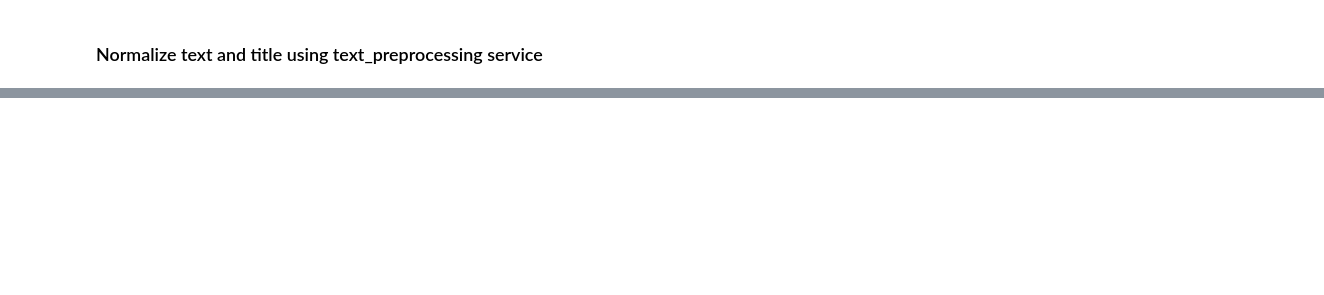
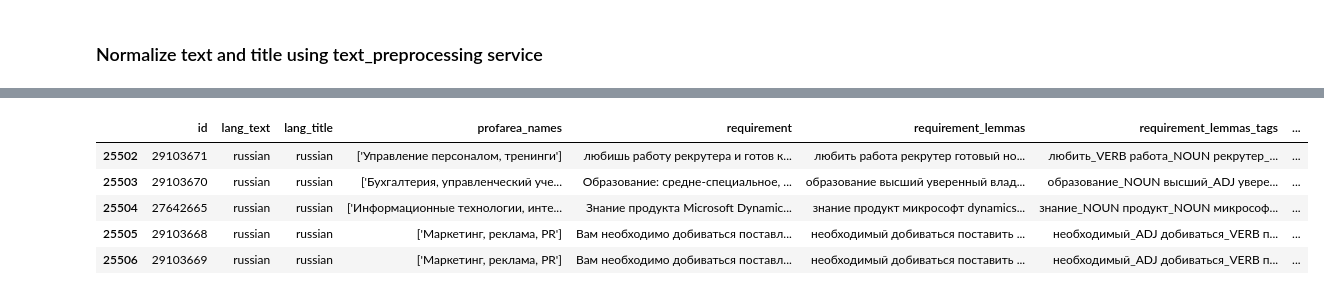
Before and after one commit to ian-jooble/jooble-ir-2018-scissors, a Jupyter notebook: data/hh_data_to_csv.ipynb, the cells around one changed output, grey strips where cells are left out. Cells and saved outputs as stored; diff of their text form; code cells hidden in the pictures; blank space fills up the shorter version.

```diff
--- a/data/hh_data_to_csv.ipynb
+++ b/data/hh_data_to_csv.ipynb
@@ -153,7 +180,7 @@ Wall time: 46.1 s
 ### Normalize text and title using text_preprocessing service
 # %%
 %%time
-for index, row in full_df.loc[: 10_000].iterrows():
+for index, row in full_df.iterrows():
 
     requirement = row["requirement"]
     responsibility = row["responsibility"]
@@ -268,3 +304,12 @@ memory usage: 4.3+ MB
+# %%
+full_df.tail()
+# %% [output]
+|  | id | lang_text | lang_title | profarea_names | requirement | requirement_lemmas | requirement_lemmas_tags | ... |
+| 25502 | 29103671 | russian | russian | ['Управление персоналом, тренинги'] | любишь работу рекрутера и готов к... | любить работа рекрутер готовый но... | любить_VERB работа_NOUN рекрутер_... | ... |
+| 25503 | 29103670 | russian | russian | ['Бухгалтерия, управленческий уче... | Образование: средне-специальное, ... | образование высший уверенный влад... | образование_NOUN высший_ADJ увере... | ... |
+| 25504 | 27642665 | russian | russian | ['Информационные технологии, инте... | Знание продукта Microsoft Dynamic... | знание продукт микрософт dynamics... | знание_NOUN продукт_NOUN микрософ... | ... |
+| 25505 | 29103668 | russian | russian | ['Маркетинг, реклама, PR'] | Вам необходимо добиваться поставл... | необходимый добиваться поставить ... | необходимый_ADJ добиваться_VERB п... | ... |
+| 25506 | 29103669 | russian | russian | ['Маркетинг, реклама, PR'] | Вам необходимо добиваться поставл... | необходимый добиваться поставить ... | необходимый_ADJ добиваться_VERB п... | ... |
 # %%
 full_df.to_csv(os.path.join("hh_dataset.csv"),
                sep='\t', header=True, index=None)
```
Also changed, not shown: parts of 13 cells of this notebook, 5 other files.
